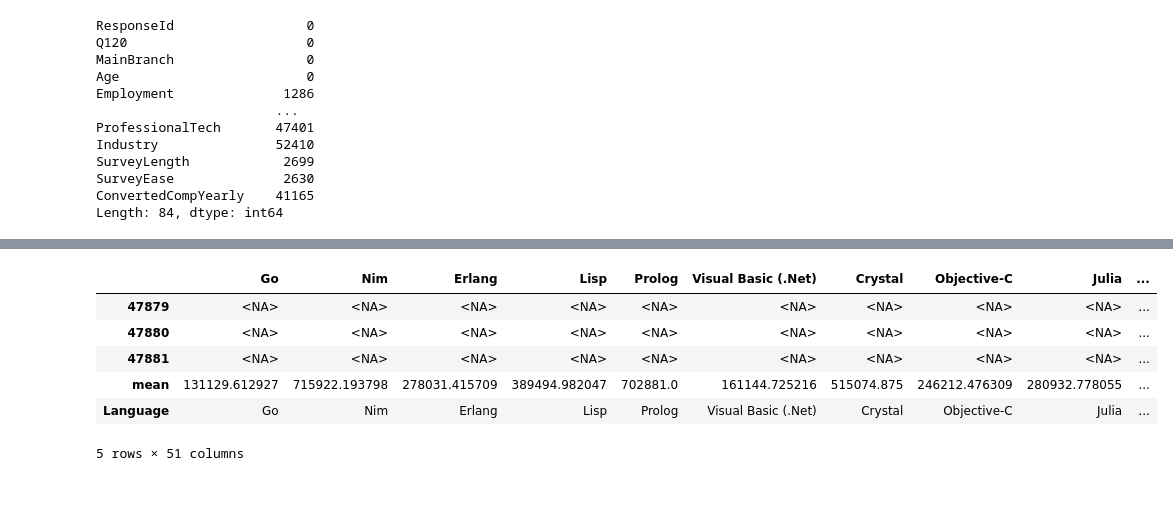
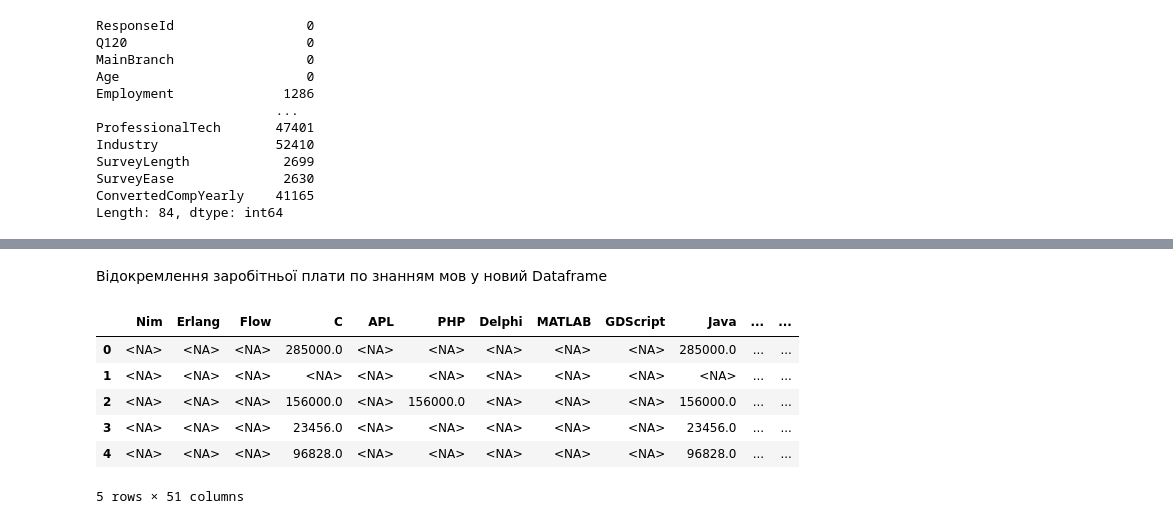
Before and after one commit to anonjustchillin/MachineLearning_labs, a Jupyter notebook: lin_reg_task/task2.ipynb, the cells around one changed output, grey strips where cells are left out. Cells and saved outputs as stored; diff of their text form; code cells hidden in the pictures; blank space fills up the shorter version.

```diff
--- a/lin_reg_task/task2.ipynb
+++ b/lin_reg_task/task2.ipynb
@@ -34,6 +43,8 @@ Length: 84, dtype: int64
 df = dataset[['ResponseId', 'EdLevel', 'LanguageHaveWorkedWith', 'WorkExp', 'ConvertedCompYearly']]
 df = df.dropna(subset=['ConvertedCompYearly'])
 df = df.dropna(subset=['LanguageHaveWorkedWith'])
+df = df.dropna(subset=['WorkExp'])
 df['EdLevel'] = df['EdLevel'].astype('category')
+df.rename({'ConvertedCompYearly': 'Salary'}, axis=1, inplace=True)
 df.head()
 # %% [output]
@@ -75,25 +88,32 @@ ConvertedCompYearly           0
 dtype: int64
+# %% [markdown]
+Відокремлення заробітньої плати по знанням мов у новий Dataframe
+# %%
+df_sal = df.loc[:, ['LanguageHaveWorkedWith', 'Salary']]
+lim2 = np.abs((df_sal.Salary - df_sal.Salary.mean()) / df_sal.Salary.std(ddof=0)) < 3
+df_sal = df_sal.where(lim2, np.nan)
+df_sal = df_sal.dropna()
 # %%
 data_for_langue = pd.Series([[] for _ in range(len(unique_languages))], index=unique_languages)
 
-for i in range(df.shape[0]-1):
-    curr_row = df.iloc[i]
+for i in range(df_sal.shape[0]-1):
+    curr_row = df_sal.iloc[i]
     for j in unique_languages:
         if j in curr_row['LanguageHaveWorkedWith']:
-            data_for_langue.at[j].append(curr_row['ConvertedCompYearly'])
+            data_for_langue.at[j].append(curr_row['Salary'])
         else:
             data_for_langue.at[j].append(pd.NA)
 
 salary_per_langue = data_for_langue.to_frame(name="0")
 salary_per_langue = salary_per_langue['0'].apply(pd.Series)
 salary_per_langue["mean"] = salary_per_langue.mean(axis=1, skipna=True)
 salary_per_langue["Language"] = [i for i in unique_languages]
 salary_per_langue.T.head()
 # %% [output]
-|  | Go | Nim | Erlang | Lisp | Prolog | Visual Basic (.Net) | Crystal | Objective-C | Julia | ... |
-| 47879 | <NA> | <NA> | <NA> | <NA> | <NA> | <NA> | <NA> | <NA> | <NA> | ... |
-| 47880 | <NA> | <NA> | <NA> | <NA> | <NA> | <NA> | <NA> | <NA> | <NA> | ... |
-| 47881 | <NA> | <NA> | <NA> | <NA> | <NA> | <NA> | <NA> | <NA> | <NA> | ... |
-| mean | 131129.612927 | 715922.193798 | 278031.415709 | 389494.982047 | 702881.0 | 161144.725216 | 515074.875 | 246212.476309 | 280932.778055 | ... |
-| Language | Go | Nim | Erlang | Lisp | Prolog | Visual Basic (.Net) | Crystal | Objective-C | Julia | ... |
+|  | Nim | Erlang | Flow | C | APL | PHP | Delphi | MATLAB | GDScript | Java | ... | ... |
+| 0 | <NA> | <NA> | <NA> | 285000.0 | <NA> | <NA> | <NA> | <NA> | <NA> | 285000.0 | ... | ... |
+| 1 | <NA> | <NA> | <NA> | <NA> | <NA> | <NA> | <NA> | <NA> | <NA> | <NA> | ... | ... |
+| 2 | <NA> | <NA> | <NA> | 156000.0 | <NA> | 156000.0 | <NA> | <NA> | <NA> | 156000.0 | ... | ... |
+| 3 | <NA> | <NA> | <NA> | 23456.0 | <NA> | <NA> | <NA> | <NA> | <NA> | 23456.0 | ... | ... |
+| 4 | <NA> | <NA> | <NA> | 96828.0 | <NA> | <NA> | <NA> | <NA> | <NA> | 96828.0 | ... | ... |
 5 rows × 51 columns
```
Also changed, not shown: parts of 42 cells of this notebook, 1 other file.
